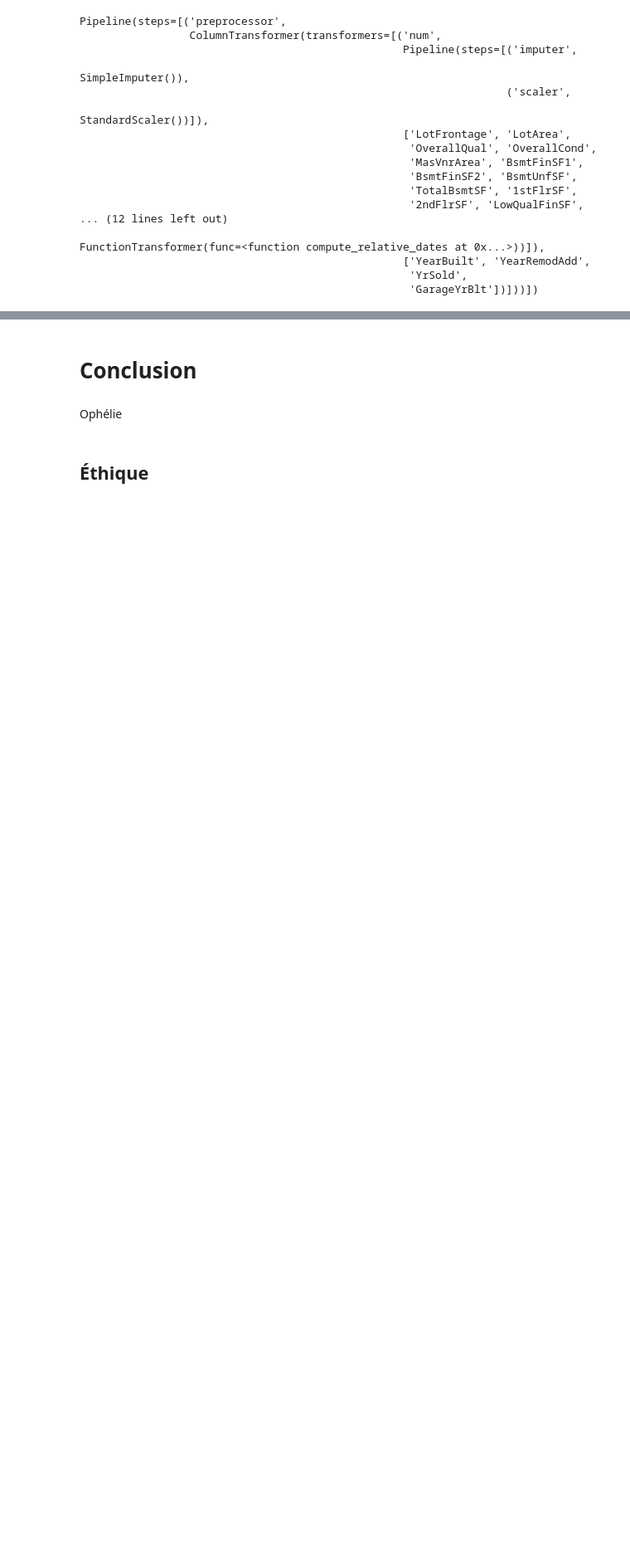
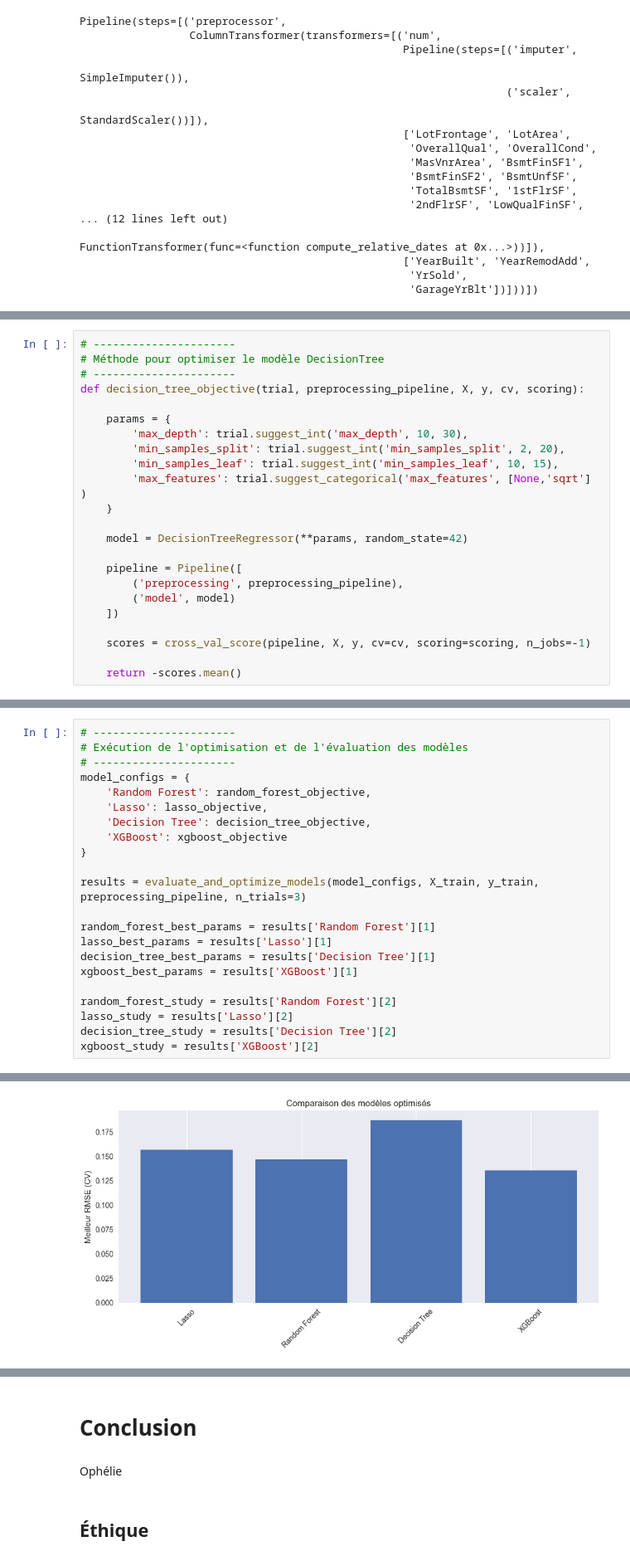
Before and after one commit to marino-casagranda/data-science-project, a Jupyter notebook: 99_Projet/TEST_MARINO.ipynb, the cells around one changed output, grey strips where cells are left out. Shown at 83% size. Cells and saved outputs as stored; diff of their text form; blank space fills up the shorter version.

Commit message:
Code combiné sur le fichier "TEST_MARINO" - Avant exécution

```diff
--- a/99_Projet/TEST_MARINO.ipynb
+++ b/99_Projet/TEST_MARINO.ipynb
@@ -952,0 +502,23 @@ results = evaluate_and_optimize_models(model_configs, X_train, y_train, preproce
+# %%
+# ----------------------
+# Méthode pour optimiser le modèle DecisionTree
+# ----------------------
+def decision_tree_objective(trial, preprocessing_pipeline, X, y, cv, scoring):
+
+    params = {
+        'max_depth': trial.suggest_int('max_depth', 10, 30),
+        'min_samples_split': trial.suggest_int('min_samples_split', 2, 20),
+        'min_samples_leaf': trial.suggest_int('min_samples_leaf', 10, 15),
+        'max_features': trial.suggest_categorical('max_features', [None,'sqrt'] )
+    }
+
+    model = DecisionTreeRegressor(**params, random_state=42)
+
+    pipeline = Pipeline([
+        ('preprocessing', preprocessing_pipeline),
+        ('model', model)
+    ])
+
+    scores = cross_val_score(pipeline, X, y, cv=cv, scoring=scoring, n_jobs=-1)
+
+    return -scores.mean()
@@ -952,0 +604,23 @@ results = evaluate_and_optimize_models(model_configs, X_train, y_train, preproce
+# %%
+# ----------------------
+# Exécution de l'optimisation et de l'évaluation des modèles
+# ----------------------
+model_configs = {
+    'Random Forest': random_forest_objective,
+    'Lasso': lasso_objective,
+    'Decision Tree': decision_tree_objective,
+    'XGBoost': xgboost_objective
+}
+
+results = evaluate_and_optimize_models(model_configs, X_train, y_train, preprocessing_pipeline, n_trials=3)
+
+random_forest_best_params = results['Random Forest'][1]
+lasso_best_params = results['Lasso'][1]
+decision_tree_best_params = results['Decision Tree'][1]
+xgboost_best_params = results['XGBoost'][1]
+
+random_forest_study = results['Random Forest'][2]
+lasso_study = results['Lasso'][2]
+decision_tree_study = results['Decision Tree'][2]
+xgboost_study = results['XGBoost'][2]
+# %% [output]
@@ -952,0 +658 @@ results = evaluate_and_optimize_models(model_configs, X_train, y_train, preproce
+[figure, added]
```
Also changed, not shown: parts of 48 cells of this notebook, 2 other files.
